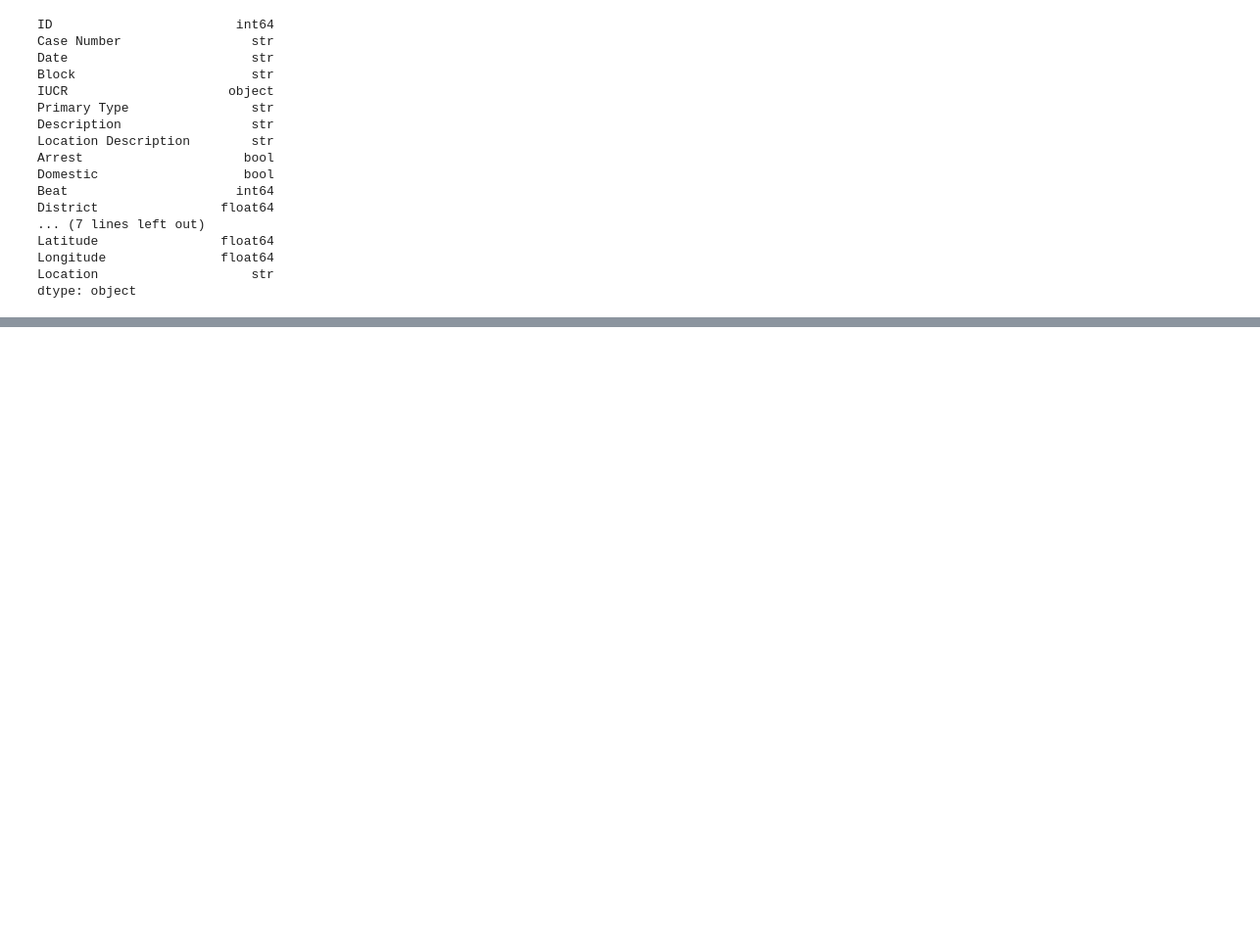
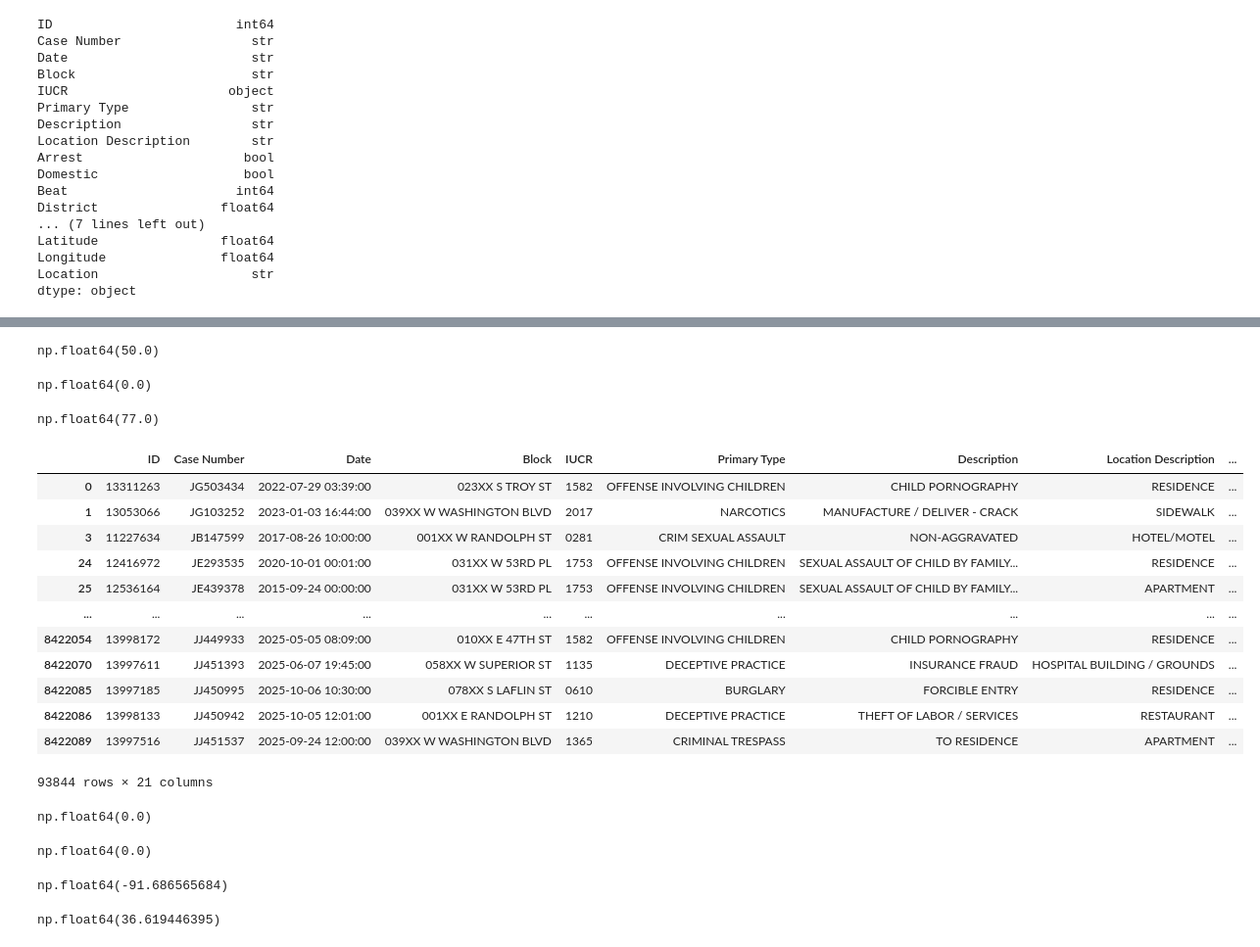
Before and after one commit to TahaSoylu44/Chicago_Crimes_Analysis, a Jupyter notebook: study_data.ipynb, the cells around one changed output, grey strips where cells are left out. Shown at 98% size. Saved outputs shown, nothing was run; the diff lists cells and outputs as text; code cells hidden in the pictures; blank space fills up the shorter version.

```diff
--- a/study_data.ipynb
+++ b/study_data.ipynb
@@ -39,0 +276,3 @@ dtype: object
+# %%
+na_rows = df["District"].isna() # ilçelerin boş olduğu yerler
+df.loc[na_rows, "District"] = df.loc[na_rows, "Beat"] // 100    # Beat'in ilk 2 hanesi District belirtir.
@@ -39,0 +323,36 @@ dtype: object
+# %%
+df["Ward"].max()
+# %% [output]
+np.float64(50.0)
+# %%
+df["Ward"] = df["Ward"].fillna(-1)   #! NaN olan Ward yerlerini -1 yaptım
+# %%
+df["Community Area"].min()
+# %% [output]
+np.float64(0.0)
+# %%
+df["Community Area"].max()
+# %% [output]
+np.float64(77.0)
+# %%
+df["Community Area"] = df["Community Area"].fillna(-1)   #! NaN olan Community Area yerlerini -1 yaptım
+# %%
+df[df["X Coordinate"].isna()]
+# %% [output]
+|  | ID | Case Number | Date | Block | IUCR | Primary Type | Description | Location Description | ... |
+| 0 | 13311263 | JG503434 | 2022-07-29 03:39:00 | 023XX S TROY ST | 1582 | OFFENSE INVOLVING CHILDREN | CHILD PORNOGRAPHY | RESIDENCE | ... |
+| 1 | 13053066 | JG103252 | 2023-01-03 16:44:00 | 039XX W WASHINGTON BLVD | 2017 | NARCOTICS | MANUFACTURE / DELIVER - CRACK | SIDEWALK | ... |
+| 3 | 11227634 | JB147599 | 2017-08-26 10:00:00 | 001XX W RANDOLPH ST | 0281 | CRIM SEXUAL ASSAULT | NON-AGGRAVATED | HOTEL/MOTEL | ... |
+| 24 | 12416972 | JE293535 | 2020-10-01 00:01:00 | 031XX W 53RD PL | 1753 | OFFENSE INVOLVING CHILDREN | SEXUAL ASSAULT OF CHILD BY FAMILY... | RESIDENCE | ... |
+| 25 | 12536164 | JE439378 | 2015-09-24 00:00:00 | 031XX W 53RD PL | 1753 | OFFENSE INVOLVING CHILDREN | SEXUAL ASSAULT OF CHILD BY FAMILY... | APARTMENT | ... |
+| ... | ... | ... | ... | ... | ... | ... | ... | ... | ... |
+| 8422054 | 13998172 | JJ449933 | 2025-05-05 08:09:00 | 010XX E 47TH ST | 1582 | OFFENSE INVOLVING CHILDREN | CHILD PORNOGRAPHY | RESIDENCE | ... |
+| 8422070 | 13997611 | JJ451393 | 2025-06-07 19:45:00 | 058XX W SUPERIOR ST | 1135 | DECEPTIVE PRACTICE | INSURANCE FRAUD | HOSPITAL BUILDING / GROUNDS | ... |
+| 8422085 | 13997185 | JJ450995 | 2025-10-06 10:30:00 | 078XX S LAFLIN ST | 0610 | BURGLARY | FORCIBLE ENTRY | RESIDENCE | ... |
+| 8422086 | 13998133 | JJ450942 | 2025-10-05 12:01:00 | 001XX E RANDOLPH ST | 1210 | DECEPTIVE PRACTICE | THEFT OF LABOR / SERVICES | RESTAURANT | ... |
+| 8422089 | 13997516 | JJ451537 | 2025-09-24 12:00:00 | 039XX W WASHINGTON BLVD | 1365 | CRIMINAL TRESPASS | TO RESIDENCE | APARTMENT | ... |
+93844 rows × 21 columns
+# %%
+df["X Coordinate"].min()
+# %% [output]
+np.float64(0.0)
@@ -39,0 +361,12 @@ dtype: object
+# %%
+df["Y Coordinate"].min()
+# %% [output]
+np.float64(0.0)
+# %%
+df["Longitude"].min()
+# %% [output]
+np.float64(-91.686565684)
+# %%
+df["Latitude"].min()
+# %% [output]
+np.float64(36.619446395)
```
Also changed, not shown: parts of 41 cells of this notebook.
